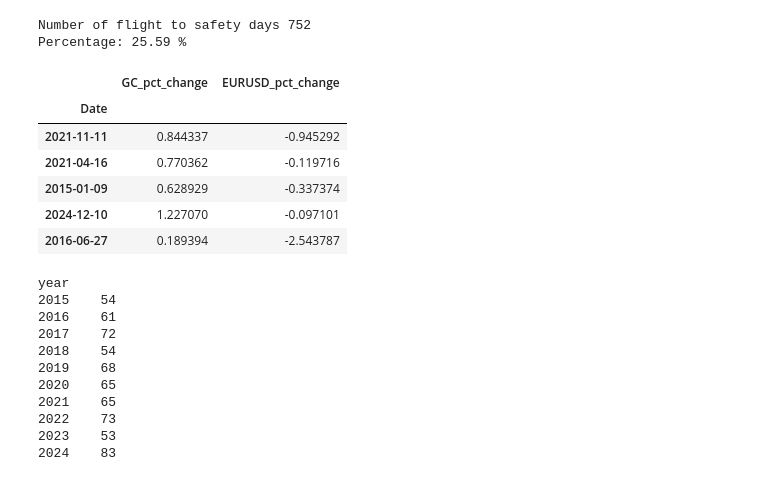
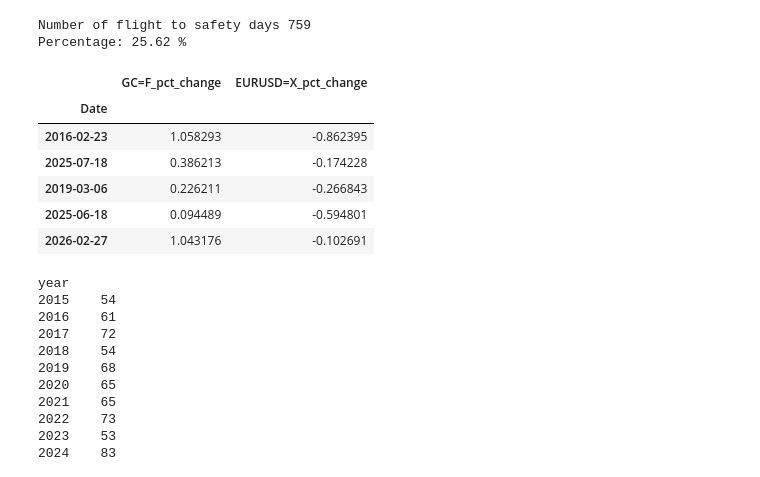
Before and after one commit to manish3089/Haven-Tracker, a Jupyter notebook: notebooks/gold-eurousd-volatility.ipynb, the cells around one changed output. Cells and saved outputs as stored; diff of their text form; code cells hidden in the pictures.

```diff
--- a/notebooks/gold-eurousd-volatility.ipynb
+++ b/notebooks/gold-eurousd-volatility.ipynb
@@ -21,7 +37,5 @@ def fetch_market_data(start="2015-01-02", end = None):
 # %%
-data = fetch_market_data()
-print(data.isnull().sum())
-print(data.head(5))
-print(data.shape)
+data,tickers = fetch_market_data()
+data.sample(5)
 # %% [output]
 [*********************100%***********************]  2 of 2 completed
@@ -50,8 +62,8 @@ data.describe()
 | max | 5318.399902 | 1.251001 |
 # %%
 df = data.copy()
-df['GC_pct_change']=df['Gold'].pct_change()*100
-df['EURUSD_pct_change']=df['EURUSD'].pct_change()*100
+df[tickers[0] +'_pct_change']=df[tickers[0]].pct_change()*100
+df[tickers[1] +'_pct_change']=df[tickers[1]].pct_change()*100
 # %%
 import matplotlib.pyplot as plt
 def plot_pct_change(data, events = None):
@@ -76,5 +88,5 @@ plot_pct_change(data,events)
 # %%
-flight_days = df[(df['GC_pct_change'] > 0) & (df['EURUSD_pct_change'] < 0)]
+flight_days = df[(df[tickers[0]+'_pct_change'] > 0) & (df[tickers[1]+'_pct_change'] < 0)]
 def detect_flight_to_safety(df):
     result = {
         "flight_days": flight_days.shape[0],
@@ -85,18 +97,18 @@ def detect_flight_to_safety(df):
 # %%
 result = detect_flight_to_safety(df)
 print("Number of flight to safety days", result["flight_days"])
 print("Percentage:", result["percentage"],"%")
-result["data"][['GC_pct_change', 'EURUSD_pct_change']].sample(5)
+result["data"][[tickers[0]+'_pct_change', tickers[1]+'_pct_change']].sample(5)
 # %% [output]
-Number of flight to safety days 752
-Percentage: 25.59 %
+Number of flight to safety days 759
+Percentage: 25.62 %
-|  | GC_pct_change | EURUSD_pct_change |
+|  | GC=F_pct_change | EURUSD=X_pct_change |
 | Date |  |  |
-| 2021-11-11 | 0.844337 | -0.945292 |
-| 2021-04-16 | 0.770362 | -0.119716 |
-| 2015-01-09 | 0.628929 | -0.337374 |
-| 2024-12-10 | 1.227070 | -0.097101 |
-| 2016-06-27 | 0.189394 | -2.543787 |
+| 2016-02-23 | 1.058293 | -0.862395 |
+| 2025-07-18 | 0.386213 | -0.174228 |
+| 2019-03-06 | 0.226211 | -0.266843 |
+| 2025-06-18 | 0.094489 | -0.594801 |
+| 2026-02-27 | 1.043176 | -0.102691 |
 # %%
 flight_days.loc[:,"year"]=flight_days.index.year
 flight_days["year"].value_counts().sort_index()
```
Also changed, not shown: parts of 6 cells of this notebook.
